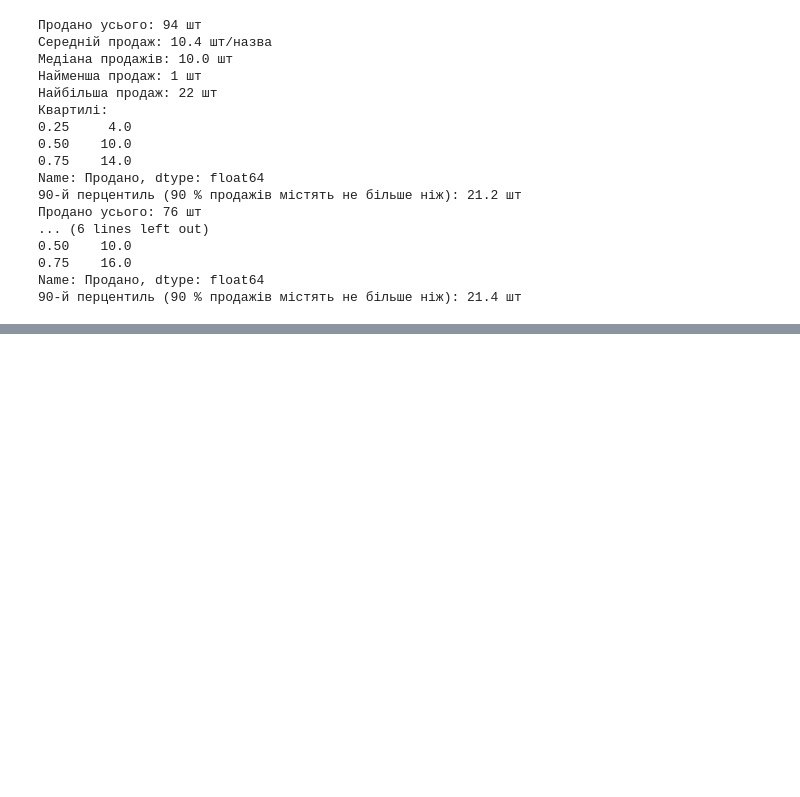
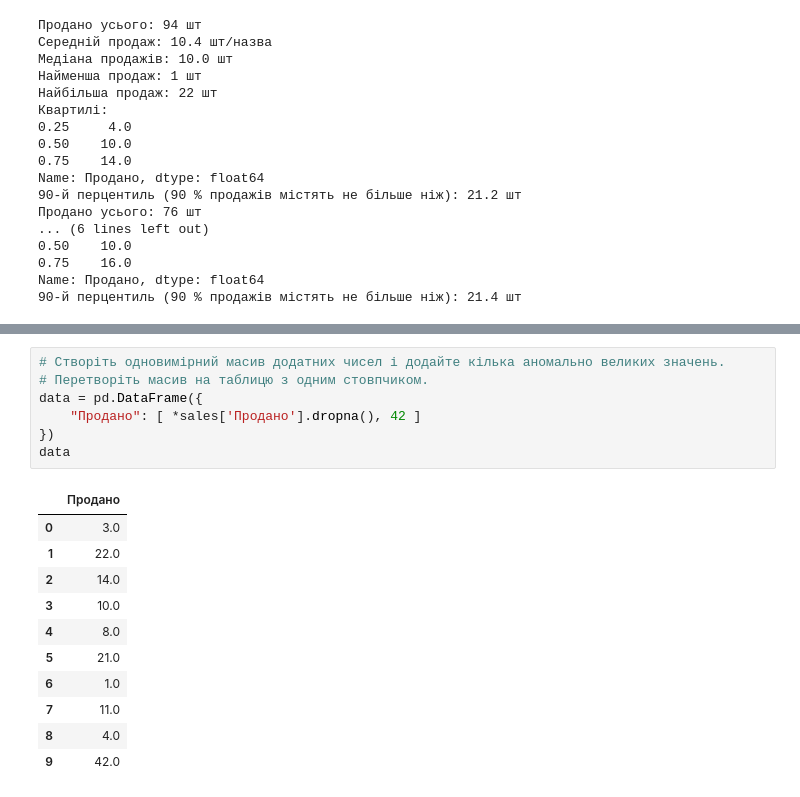
Before and after one commit to dns-lector/PythonAiP33, a Jupyter notebook: works/Work2_4_statistics.ipynb, the cells around one changed output, grey strips where cells are left out. Drawn from its saved outputs; the diff is of its cells as text; blank space fills up the shorter version.

```diff
--- a/works/Work2_4_statistics.ipynb
+++ b/works/Work2_4_statistics.ipynb
@@ -112,0 +124,19 @@ Name: Продано, dtype: float64
+# %%
+# Створіть одновимірний масив додатних чисел і додайте кілька аномально великих значень.
+# Перетворіть масив на таблицю з одним стовпчиком.
+data = pd.DataFrame({
+    "Продано": [ *sales['Продано'].dropna(), 42 ]
+})
+data
+# %% [output]
+|  | Продано |
+| 0 | 3.0 |
+| 1 | 22.0 |
+| 2 | 14.0 |
+| 3 | 10.0 |
+| 4 | 8.0 |
+| 5 | 21.0 |
+| 6 | 1.0 |
+| 7 | 11.0 |
+| 8 | 4.0 |
+| 9 | 42.0 |
```
Also changed, not shown: parts of 4 cells of this notebook.
